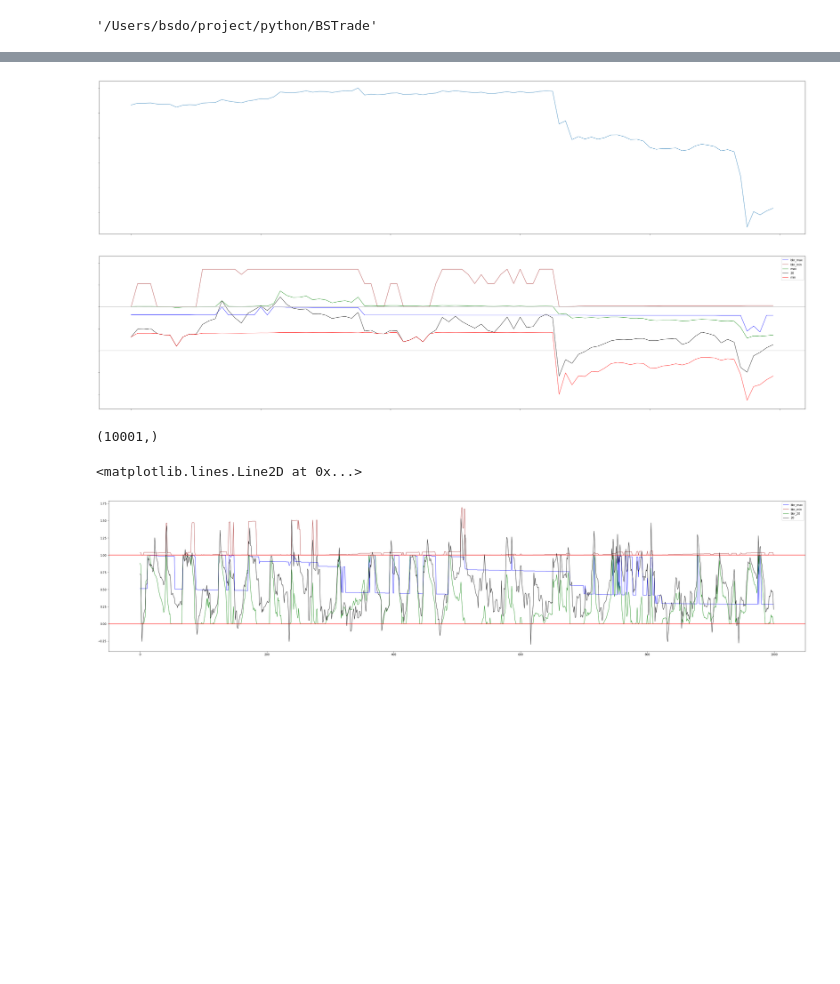
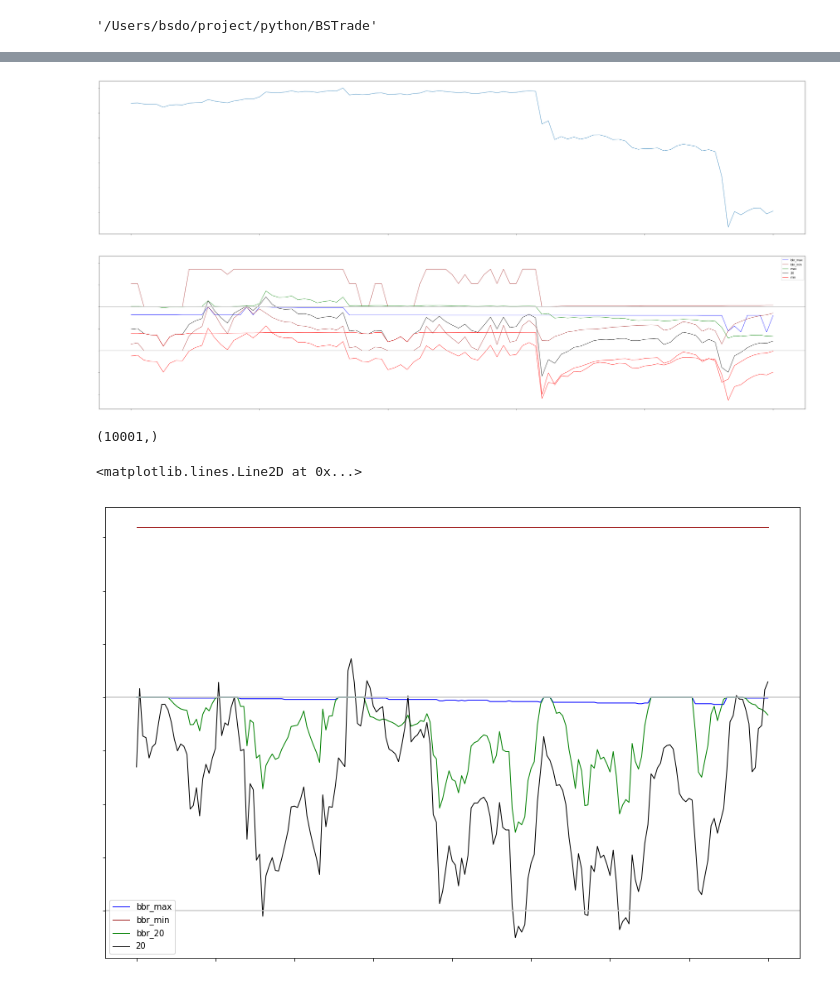
Before and after one commit to bsdo64/BSTrade, a Jupyter notebook: notebooks/bbr_count.ipynb, the cells around one changed output, grey strips where cells are left out. Cells and saved outputs as stored; diff of their text form; code cells hidden in the pictures; blank space fills up the shorter version.

```diff
--- a/notebooks/bbr_count.ipynb
+++ b/notebooks/bbr_count.ipynb
@@ -270,14 +270,13 @@ times = 1
 length = 100
 start = times * length + 1
 end = None
-end = -start+length
-fig_size = (45, 10)
+# end = -start+length
 
 plot(pandas.Series(close, index=ts).resample('30Min').agg('first').values)
 df = indi(bbr, max_line)
 # %% [output]
-[figure, old version]
+[figure, new version]
-[figure, old version]
+[figure, new version]
 # %%
 pandas.Series(close, index=ts).resample('30Min').agg('first').values.shape
 # %% [output]
@@ -285,31 +284,33 @@ pandas.Series(close, index=ts).resample('30Min').agg('first').values.shape
 # %%
 max_line = minute(300)
 bbr = get_bbr(close, range(20, max_line+1, 20))
-times = 7
-length = 1000
+times = 1
+length = 200
 start = times * length + 1
 end = None
-end = -start+length
-fig_size = (45, 10)
+# end = -start+length
+
 
 s_max, s_min = make_bbr(bbr, minute(10))
 ma, mi = make_bbr(bbr, minute(15))
 s_max = s_max + ma
 s_min = s_min + mi
 
 df_bbr = pandas.DataFrame()
 df_bbr['bbr_max'] = (-s_max / ((2 + 3) / 2)) + 1
 df_bbr['bbr_min'] = (s_min /((2 + 3) / 2)) + 1
 
 ma = np.amax(bbr[:max_line, -start:end], axis=0)
 bbr_20 = bbr[0, -start:end]
 mi = np.amin(bbr[:max_line, -start:end], axis=0)
 
 df_bbr['bbr_20'] = (bbr_20 - mi) / (ma - mi)
 df_bbr['20'] = bbr_20
 ax = df_bbr.plot(figsize=fig_size, linewidth=1, color=['blue', 'brown', 'green', 'black', 'red'])
-ax.axhline(y=0, color='r')
-ax.axhline(y=1, color='r')
+ax.yaxis.set_major_formatter(plt.NullFormatter())
+ax.xaxis.set_major_formatter(plt.NullFormatter())
+ax.axhline(y=0, color='#cccccc')
+ax.axhline(y=1, color='#cccccc')
 # %% [output]
 <matplotlib.lines.Line2D at 0x...>
-[figure, old version]
+[figure, new version]
```
Also changed, not shown: parts of 6 cells of this notebook, 16 other files.
